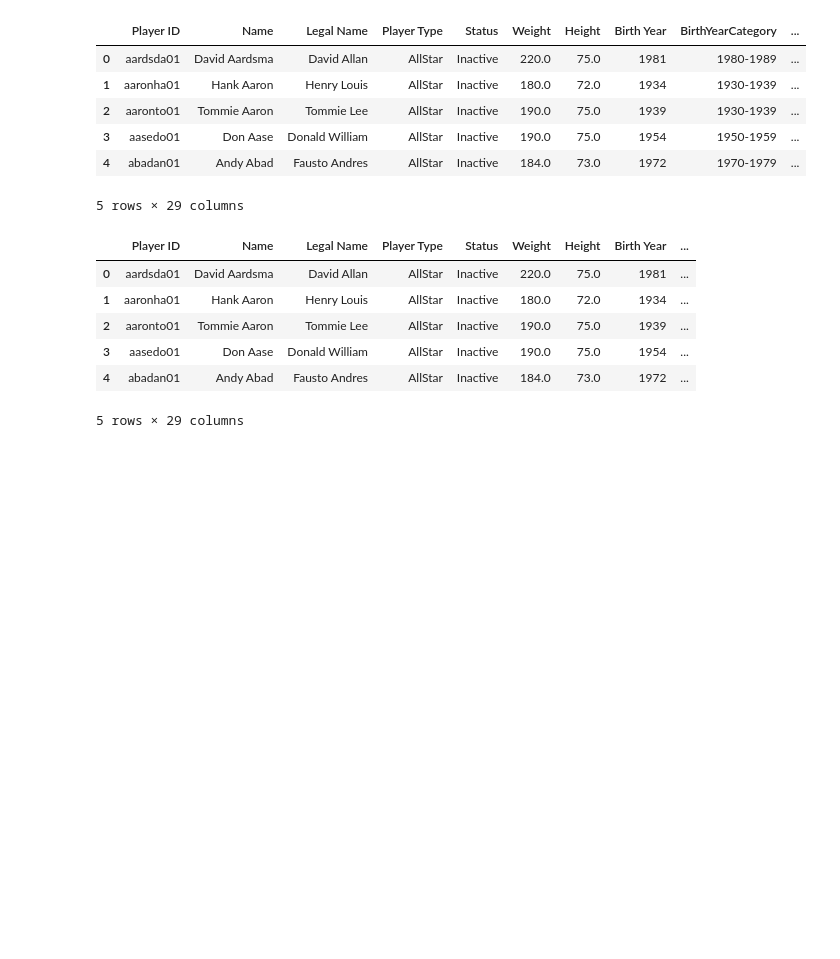
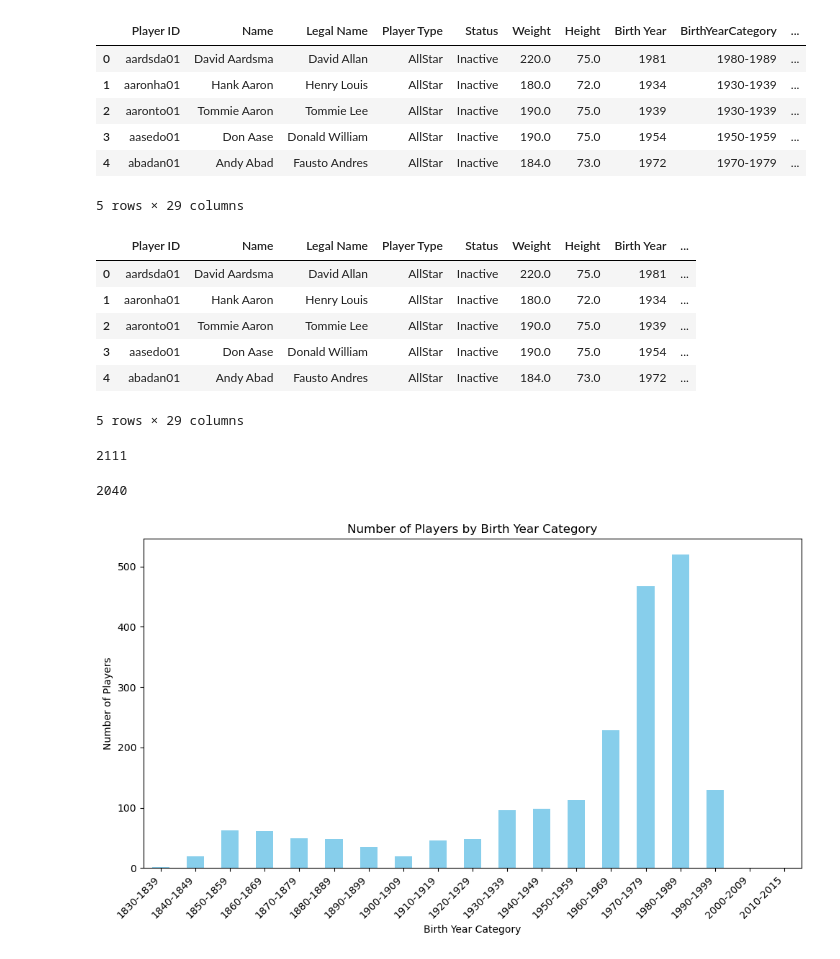
Before and after one commit to leeju09/Project-3-Baseball-, a Jupyter notebook: DataCleaning/BaseballData_Cleaning.ipynb, the cells around one changed output. Drawn from its saved outputs; the diff is of its cells as text; code cells hidden in the pictures; blank space fills up the shorter version.

Commit message:
verify Data

```diff
--- a/DataCleaning/BaseballData_Cleaning.ipynb
+++ b/DataCleaning/BaseballData_Cleaning.ipynb
@@ -4,7 +4,7 @@ import pandas as pd
 from pathlib import Path
 # %%
 # Name of the CSV file
-masterdata = Path('DataCleaning/Master.csv')
+masterdata = Path('Master.csv')
 
 # Read School and Student Data File and store into Pandas DataFrames
 master_data = pd.read_csv(masterdata)
@@ -91,7 +91,7 @@ master_data.head()
 There's a couple different excel/csv files that we have to merge together
 # %%
 # Name of the CSV file
-additional_data = Path('src/SampleData.csv')
+additional_data = Path('../src/Resources/SampleData.csv')
 
 # Read School and Student Data File and store into Pandas DataFrames
 df = pd.read_csv(additional_data)
@@ -246,6 +246,34 @@ Baseball_complete.head()
 | 3 | aasedo01 | Don Aase | Donald William | AllStar | Inactive | 190.0 | 75.0 | 1954 | ... |
 | 4 | abadan01 | Andy Abad | Fausto Andres | AllStar | Inactive | 184.0 | 73.0 | 1972 | ... |
 5 rows × 29 columns
+# %%
+Baseball_complete['Birth Year'].count()
+# %% [output]
+2111
+# %%
+Baseball_complete['Birth Year Category'].count()
+# %% [output]
+2040
+# %%
+import pandas as pd
+import matplotlib.pyplot as plt
+
+# Assuming baseball_rename is your DataFrame with 'Birth Year' and 'BirthYearCategory' columns
+
+# Count the number of players in each birth year category
+birth_year_counts = baseball_rename['BirthYearCategory'].value_counts().sort_index()
+
+# Plotting the bar chart
+plt.figure(figsize=(10, 6))
+birth_year_counts.plot(kind='bar', color='skyblue')
+plt.title('Number of Players by Birth Year Category')
+plt.xlabel('Birth Year Category')
+plt.ylabel('Number of Players')
+plt.xticks(rotation=45, ha='right')
+plt.tight_layout()
+plt.show()
+# %% [output]
+[figure, added]
 # %%
 Baseball_complete.to_csv("cleanedBaseballData.csv", index=False)
 # %%
```
